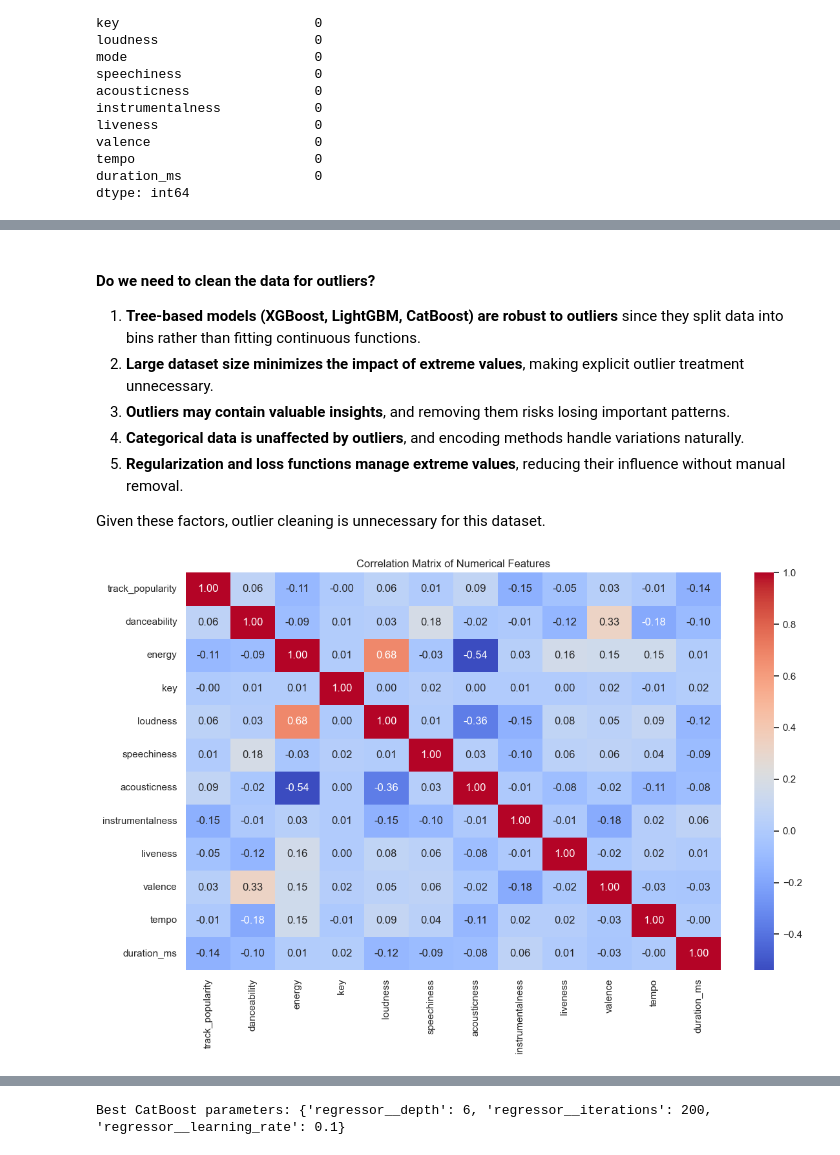
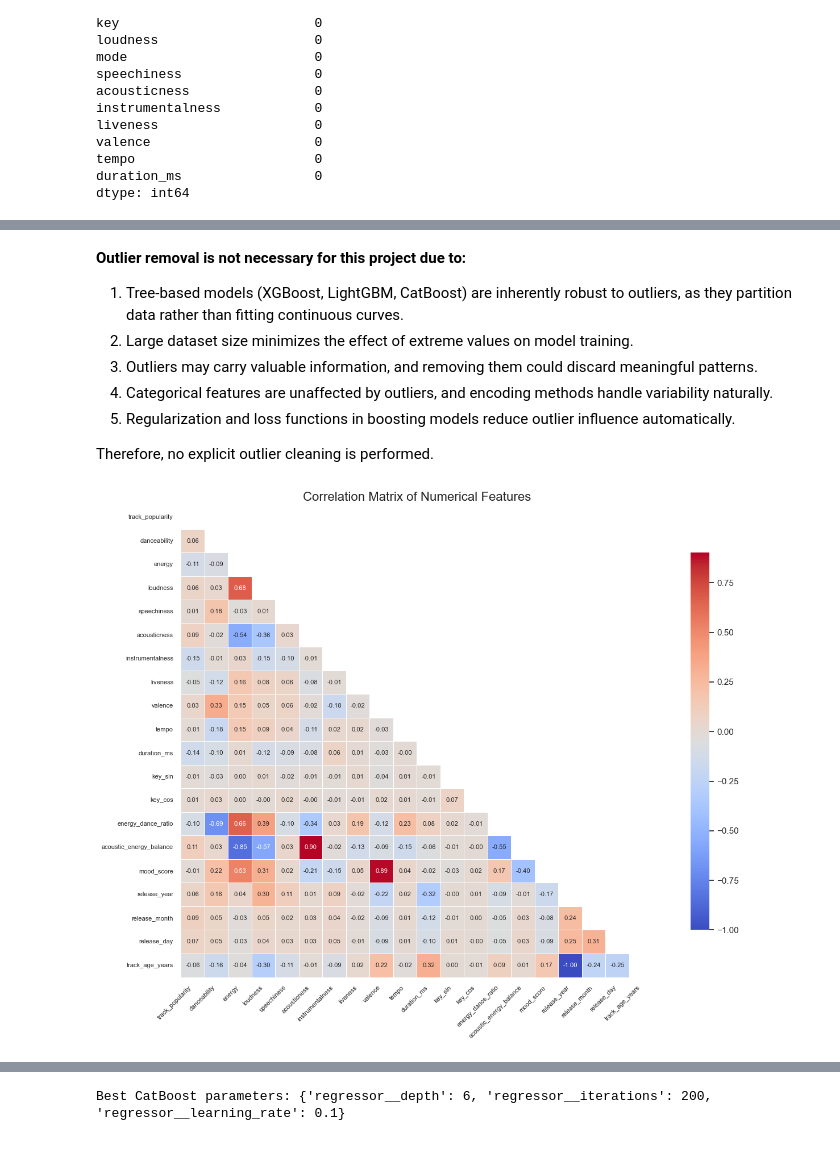
Before and after one commit to Yahlawat/Spotify-Popularity-Prediction, a Jupyter notebook: notebooks/spotify_popularity_prediction.ipynb, the cells around one changed output, grey strips where cells are left out. Saved outputs shown, nothing was run; the diff lists cells and outputs as text; code cells hidden in the pictures.

Commit message:
Project update and code cleanup

```diff
--- a/notebooks/spotify_popularity_prediction.ipynb
+++ b/notebooks/spotify_popularity_prediction.ipynb
@@ -41,6 +90,6 @@ sns.set_theme(style="white")
 # %%
 # Load the dataset
-df = pd.read_csv('../data/raw/spotify_songs.csv')
+df = pd.read_csv('../data/spotify_songs.csv')
 
 # Display basic information
 print("Dataset Shape:", df.shape)
@@ -158,0 +290,7 @@ The dataset appears to have no missing values. However, according to the data do
+# %%
+# Define categorical and numerical feature sets
+df_featured_categorical = df_featured.select_dtypes(include=['category']).columns.tolist()
+df_featured_numerical = df_featured.select_dtypes(include=['int32', 'float32', 'float64']).columns.tolist()
+
+print("Categorical Features:", df_featured_categorical)
+print("Numerical Features:", df_featured_numerical)
@@ -199,21 +364,37 @@ plt.show()
 # %% [markdown]
-#### Do we need to clean the data for outliers?
+**Outlier removal is not necessary for this project due to:**
 
-1. **Tree-based models (XGBoost, LightGBM, CatBoost) are robust to outliers** since they split data into bins rather than fitting continuous functions.
-2. **Large dataset size minimizes the impact of extreme values**, making explicit outlier treatment unnecessary.
-3. **Outliers may contain valuable insights**, and removing them risks losing important patterns.
-4. **Categorical data is unaffected by outliers**, and encoding methods handle variations naturally.
-5. **Regularization and loss functions manage extreme values**, reducing their influence without manual removal.
+1. Tree-based models (XGBoost, LightGBM, CatBoost) are inherently robust to outliers, as they partition data rather than fitting continuous curves.
+2. Large dataset size minimizes the effect of extreme values on model training.
+3. Outliers may carry valuable information, and removing them could discard meaningful patterns.
+4. Categorical features are unaffected by outliers, and encoding methods handle variability naturally.
+5. Regularization and loss functions in boosting models reduce outlier influence automatically.
 
-Given these factors, outlier cleaning is unnecessary for this dataset.
+Therefore, no explicit outlier cleaning is performed.
 # %%
 # Correlation matrix for numerical features
-correlation_matrix = df[df_numerical_features].corr()
+correlation_matrix = df_featured[df_featured_numerical].corr()
 
-plt.figure(figsize=(12, 8))
-sns.heatmap(correlation_matrix, annot=True, cmap='coolwarm', fmt='.2f')
-plt.title('Correlation Matrix of Numerical Features')
+# Create a mask to show only the lower triangle
+mask = np.triu(np.ones_like(correlation_matrix, dtype=bool))
+
+plt.figure(figsize=(14, 10))
+sns.heatmap(
+    correlation_matrix,
+    mask=mask,
+    cmap='coolwarm',
+    annot=True,
+    fmt='.2f',
+    square=True,
+    linewidths=0.5,
+    cbar_kws={"shrink": 0.8},
+    annot_kws={"size": 8}
+)
+
+plt.title('Correlation Matrix of Numerical Features', fontsize=16)
+plt.xticks(rotation=45, ha='right', fontsize=8)
+plt.yticks(fontsize=8)
 plt.tight_layout()
 plt.show()
 # %% [output]
-[figure, old version]
+[figure, new version]
```
Also changed, not shown: parts of 34 cells of this notebook, 10 other files.
